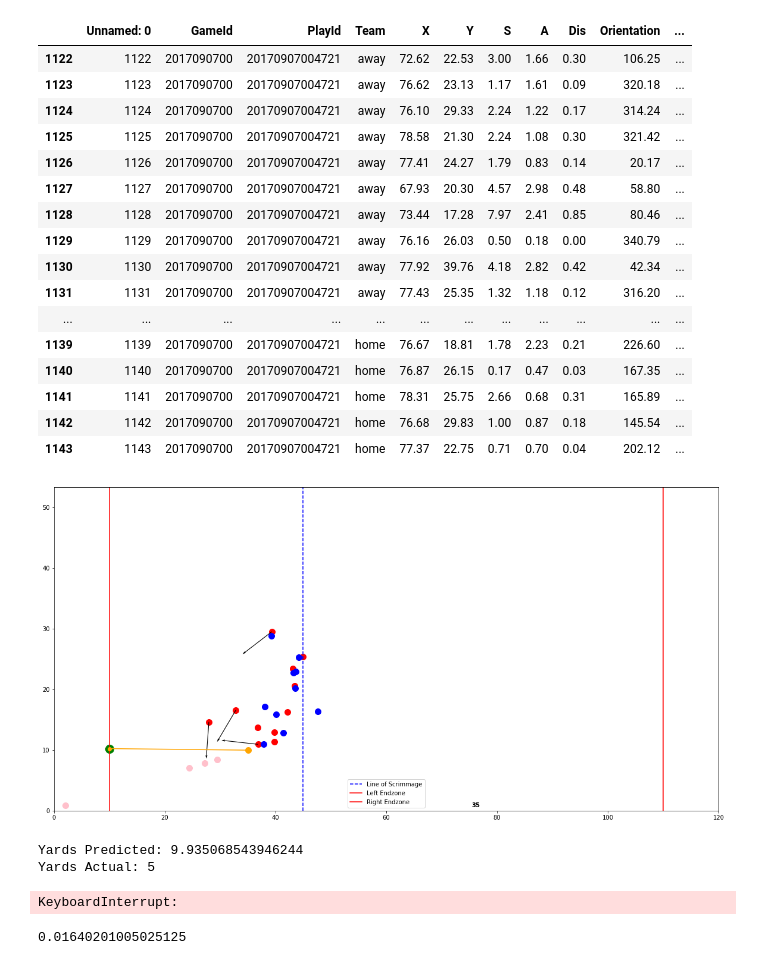
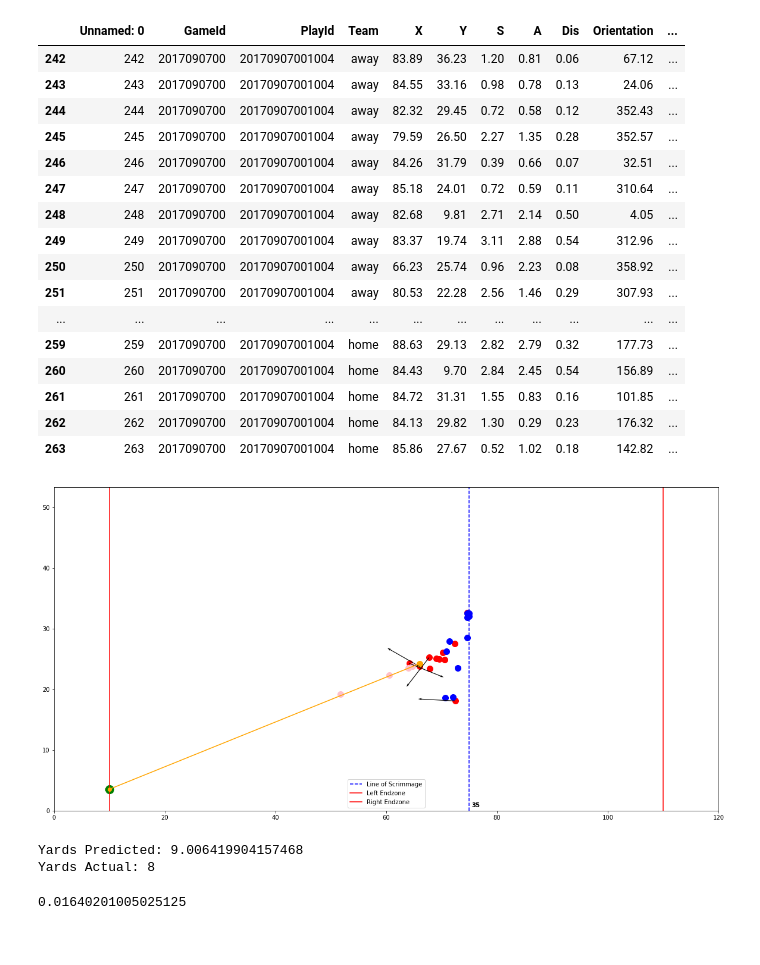
Before and after one commit to shonepatil/HDSI-NFL-Project, a Jupyter notebook: Pursuit_Vector-PreProcessed.ipynb, the cells around one changed output. Cells and saved outputs as stored; diff of their text form; code cells hidden in the pictures.

```diff
--- a/Pursuit_Vector-PreProcessed.ipynb
+++ b/Pursuit_Vector-PreProcessed.ipynb
@@ -107,8 +107,11 @@ class Player:
             a = np.linalg.norm(self.a)
             self.a /= a
             self.a *= self.new_accel
-
-            self.v += self.a * self.increment
+            if abs(self.v[0]) + abs(self.v[1]) < 0.1:
+                self.v += self.a * 0.6
+            else:
+                self.v += self.a * self.increment
+            #self.v += self.a * self.increment
             s = np.linalg.norm(self.v)
             self.v /= s
             self.v *= min(s, self.MAXIMUM_SPEED)
@@ -174,7 +177,7 @@ class Player:
                         sinang = np.linalg.norm(np.cross(v1, v2))
                         ang =  np.arctan2(sinang, cosang)
 
-                if dist < 1 and (ang < 1.4 or rusher_progression < 0):#self.block_timer < self.block_time and self.time < 1.5: # changed
+                if dist < 1 and (ang < 1.4 or rusher_progression < 0):# changed
                     closest.v *= 0
                     self.v *= 0
 
@@ -254,26 +257,26 @@ class Player:
         return self.ID == self.rush_ID
 # %%
 pd.set_option('display.max_columns', None)
-df[df['PlayId'] == 20170907004721]#20181230154157 20170907000118 20170907000395 20170910003296 20170910020284
+df[df['PlayId'] == 20170907001004]#20181230154157 20170907000118 20170907000395 20170910003296 20170910020284
 # 20170907000395
 # %% [output]
 |  | Unnamed: 0 | GameId | PlayId | Team | X | Y | S | A | Dis | Orientation | ... |
-| 1122 | 1122 | 2017090700 | 20170907004721 | away | 72.62 | 22.53 | 3.00 | 1.66 | 0.30 | 106.25 | ... |
-| 1123 | 1123 | 2017090700 | 20170907004721 | away | 76.62 | 23.13 | 1.17 | 1.61 | 0.09 | 320.18 | ... |
-| 1124 | 1124 | 2017090700 | 20170907004721 | away | 76.10 | 29.33 | 2.24 | 1.22 | 0.17 | 314.24 | ... |
-| 1125 | 1125 | 2017090700 | 20170907004721 | away | 78.58 | 21.30 | 2.24 | 1.08 | 0.30 | 321.42 | ... |
-| 1126 | 1126 | 2017090700 | 20170907004721 | away | 77.41 | 24.27 | 1.79 | 0.83 | 0.14 | 20.17 | ... |
-| 1127 | 1127 | 2017090700 | 20170907004721 | away | 67.93 | 20.30 | 4.57 | 2.98 | 0.48 | 58.80 | ... |
-| 1128 | 1128 | 2017090700 | 20170907004721 | away | 73.44 | 17.28 | 7.97 | 2.41 | 0.85 | 80.46 | ... |
-| 1129 | 1129 | 2017090700 | 20170907004721 | away | 76.16 | 26.03 | 0.50 | 0.18 | 0.00 | 340.79 | ... |
-| 1130 | 1130 | 2017090700 | 20170907004721 | away | 77.92 | 39.76 | 4.18 | 2.82 | 0.42 | 42.34 | ... |
-| 1131 | 1131 | 2017090700 | 20170907004721 | away | 77.43 | 25.35 | 1.32 | 1.18 | 0.12 | 316.20 | ... |
+| 242 | 242 | 2017090700 | 20170907001004 | away | 83.89 | 36.23 | 1.20 | 0.81 | 0.06 | 67.12 | ... |
+| 243 | 243 | 2017090700 | 20170907001004 | away | 84.55 | 33.16 | 0.98 | 0.78 | 0.13 | 24.06 | ... |
+| 244 | 244 | 2017090700 | 20170907001004 | away | 82.32 | 29.45 | 0.72 | 0.58 | 0.12 | 352.43 | ... |
+| 245 | 245 | 2017090700 | 20170907001004 | away | 79.59 | 26.50 | 2.27 | 1.35 | 0.28 | 352.57 | ... |
+| 246 | 246 | 2017090700 | 20170907001004 | away | 84.26 | 31.79 | 0.39 | 0.66 | 0.07 | 32.51 | ... |
+| 247 | 247 | 2017090700 | 20170907001004 | away | 85.18 | 24.01 | 0.72 | 0.59 | 0.11 | 310.64 | ... |
+| 248 | 248 | 2017090700 | 20170907001004 | away | 82.68 | 9.81 | 2.71 | 2.14 | 0.50 | 4.05 | ... |
+| 249 | 249 | 2017090700 | 20170907001004 | away | 83.37 | 19.74 | 3.11 | 2.88 | 0.54 | 312.96 | ... |
+| 250 | 250 | 2017090700 | 20170907001004 | away | 66.23 | 25.74 | 0.96 | 2.23 | 0.08 | 358.92 | ... |
+| 251 | 251 | 2017090700 | 20170907001004 | away | 80.53 | 22.28 | 2.56 | 1.46 | 0.29 | 307.93 | ... |
 | ... | ... | ... | ... | ... | ... | ... | ... | ... | ... | ... | ... |
-| 1139 | 1139 | 2017090700 | 20170907004721 | home | 76.67 | 18.81 | 1.78 | 2.23 | 0.21 | 226.60 | ... |
-| 1140 | 1140 | 2017090700 | 20170907004721 | home | 76.87 | 26.15 | 0.17 | 0.47 | 0.03 | 167.35 | ... |
-| 1141 | 1141 | 2017090700 | 20170907004721 | home | 78.31 | 25.75 | 2.66 | 0.68 | 0.31 | 165.89 | ... |
-| 1142 | 1142 | 2017090700 | 20170907004721 | home | 76.68 | 29.83 | 1.00 | 0.87 | 0.18 | 145.54 | ... |
-| 1143 | 1143 | 2017090700 | 20170907004721 | home | 77.37 | 22.75 | 0.71 | 0.70 | 0.04 | 202.12 | ... |
+| 259 | 259 | 2017090700 | 20170907001004 | home | 88.63 | 29.13 | 2.82 | 2.79 | 0.32 | 177.73 | ... |
+| 260 | 260 | 2017090700 | 20170907001004 | home | 84.43 | 9.70 | 2.84 | 2.45 | 0.54 | 156.89 | ... |
+| 261 | 261 | 2017090700 | 20170907001004 | home | 84.72 | 31.31 | 1.55 | 0.83 | 0.16 | 101.85 | ... |
+| 262 | 262 | 2017090700 | 20170907001004 | home | 84.13 | 29.82 | 1.30 | 0.29 | 0.23 | 176.32 | ... |
+| 263 | 263 | 2017090700 | 20170907001004 | home | 85.86 | 27.67 | 0.52 | 1.02 | 0.18 | 142.82 | ... |
 # %%
 class Play:
     def __init__(self, play_ID, increment):
@@ -412,7 +415,7 @@ class Play:
 
 
 inc = 0.1
-play = Play(20170907000189, inc) # 20170907000118 20170907000395 20170910003296 20170910020284 20170907000139
+play = Play(20170907000118, inc) # 20170907000118 20170907000395 20170910003296 20170910020284 20170907000139
 # 20170907000189 20170907001296 20170907001156 20170907004721
 
 # Allows you to step through play based on given increment
@@ -425,37 +428,37 @@ play = Play(20170907000189, inc) # 20170907000118 20170907000395 20170910003296
 #     play.plot()
 #     plt.pause(0.0001)
 
 #     if play.rusher.tackled or (play.rusher.x < 10) or (play.rusher.x > 110):
 #         break
 
 # Animation to see play sim
 play.plot()
 plt.pause(0.0001)
-for i in range(int(2 / inc)):
+for i in range(int(20 / inc)):
     time.sleep(0.1)
     clear_output(wait=True)
     play.update()
     play.plot()
     plt.pause(0.0001)
 
     if play.rusher.tackled:
         break
     if play.rusher.play_direct == 'right' and (play.rusher.x > 110):
         break
     if play.rusher.play_direct == 'left' and (play.rusher.x < 10):
         break
 
 if play.rusher.play_direct == 'right':
     play.yards = play.rusher.x - play.scrimmage
 else:
     play.yards = play.scrimmage - play.rusher.x
 
 print("Yards Predicted: "+ str(play.yards))
 print("Yards Actual: " + str(play.yards_actual))
 # %% [output]
-[figure, old version]
+[figure, new version]
-Yards Predicted: 9.935068543946244
-Yards Actual: 5
+Yards Predicted: 9.006419904157468
+Yards Actual: 8
 # %%
 def simulate_play(play_ID):
     play = Play(play_ID, inc)
@@ -492,8 +495,6 @@ for i in range(10):# predict on first 10 plays
     sub.loc[all_plays[i]] = simulate_play_mult(all_plays[i], 10)[1:]
 
 sub = sub.reset_index()
-# %% [output]
-KeyboardInterrupt:
 # %%
 import import_ipynb
 from Scoring_Function import score
```
Also changed, not shown: 1 other file.
